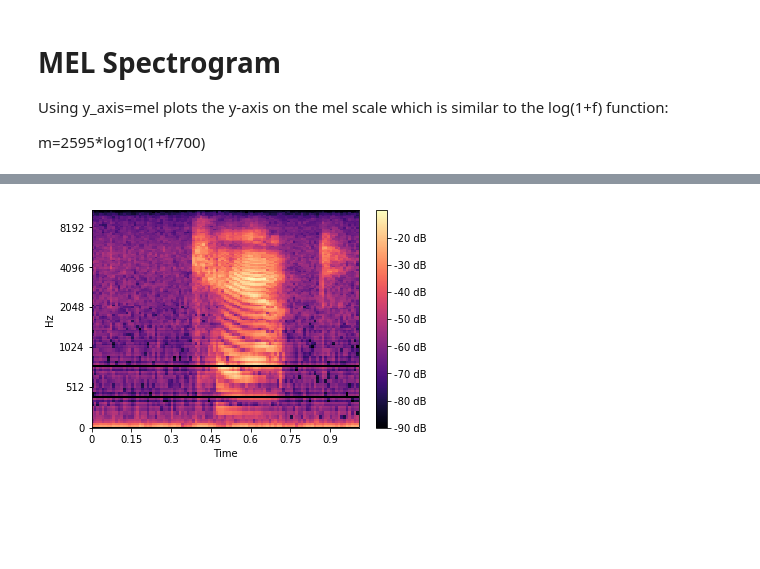
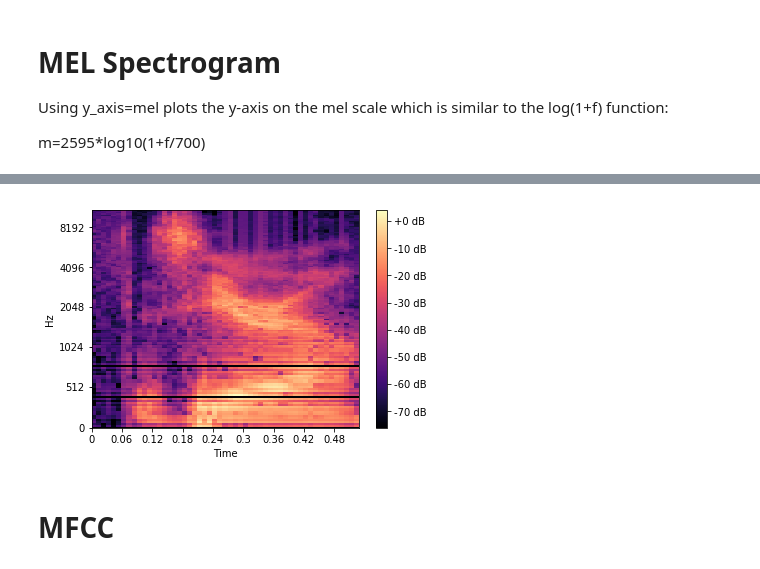
Before and after one commit to anshu3769/Audio-Classification-using-Deep-Learning-Networks, a Jupyter notebook: AudioFileExploration.ipynb, the cells around one changed output, grey strips where cells are left out. Saved outputs shown, nothing was run; the diff lists cells and outputs as text; code cells hidden in the pictures; blank space fills up the shorter version.

Commit message:
Clean data

```diff
--- a/AudioFileExploration.ipynb
+++ b/AudioFileExploration.ipynb
@@ -7,7 +7,7 @@ import numpy, scipy, matplotlib.pyplot as plt, IPython.display as ipd
 import librosa, librosa.display
 import torch
 # %%
-y, sr = librosa.load("train/cat/004ae714_nohash_0.wav", sr=None)
+y, sr = librosa.load("0b09edd3_nohash_0.wav", sr=None)
 ipd.Audio(y, rate=sr)
 # %% [output]
 [interactive output not drawn]
@@ -76,8 +146,13 @@ Using y_axis=mel plots the y-axis on the mel scale which is similar to the  log(
 
 m=2595*log10(1+f/700)
 # %%
-S=librosa.feature.melspectrogram(y, sr=sr,n_fft=n_fft,hop_length=hop_length)
+# Original audio
+S=librosa.feature.melspectrogram(y, sr=sr,n_fft=n_fft,hop_length=hop_length,)
 logS = librosa.power_to_db(abs(S))
+# %%
+# Cleaned audio
+S_cleaned=librosa.feature.melspectrogram(y_cleaned, sr=sr,n_fft=n_fft,hop_length=hop_length,)
+logS_cleaned = librosa.power_to_db(abs(S))
 # %%
 logS.shape
 # %% [output]
@@ -85,8 +175,10 @@ logS.shape
 # %%
 
-librosa.display.specshow(logS, sr=sr, hop_length=hop_length, x_axis='time', y_axis='mel')
+librosa.display.specshow(logS_cleaned, sr=sr, hop_length=hop_length, x_axis='time', y_axis='mel')
 plt.colorbar(format='%+2.0f dB')
 plt.show()
 # %% [output]
-[figure, old version]
+[figure, new version]
+# %% [markdown]
+# MFCC
 # %%
```
Also changed, not shown: parts of 24 cells of this notebook.
